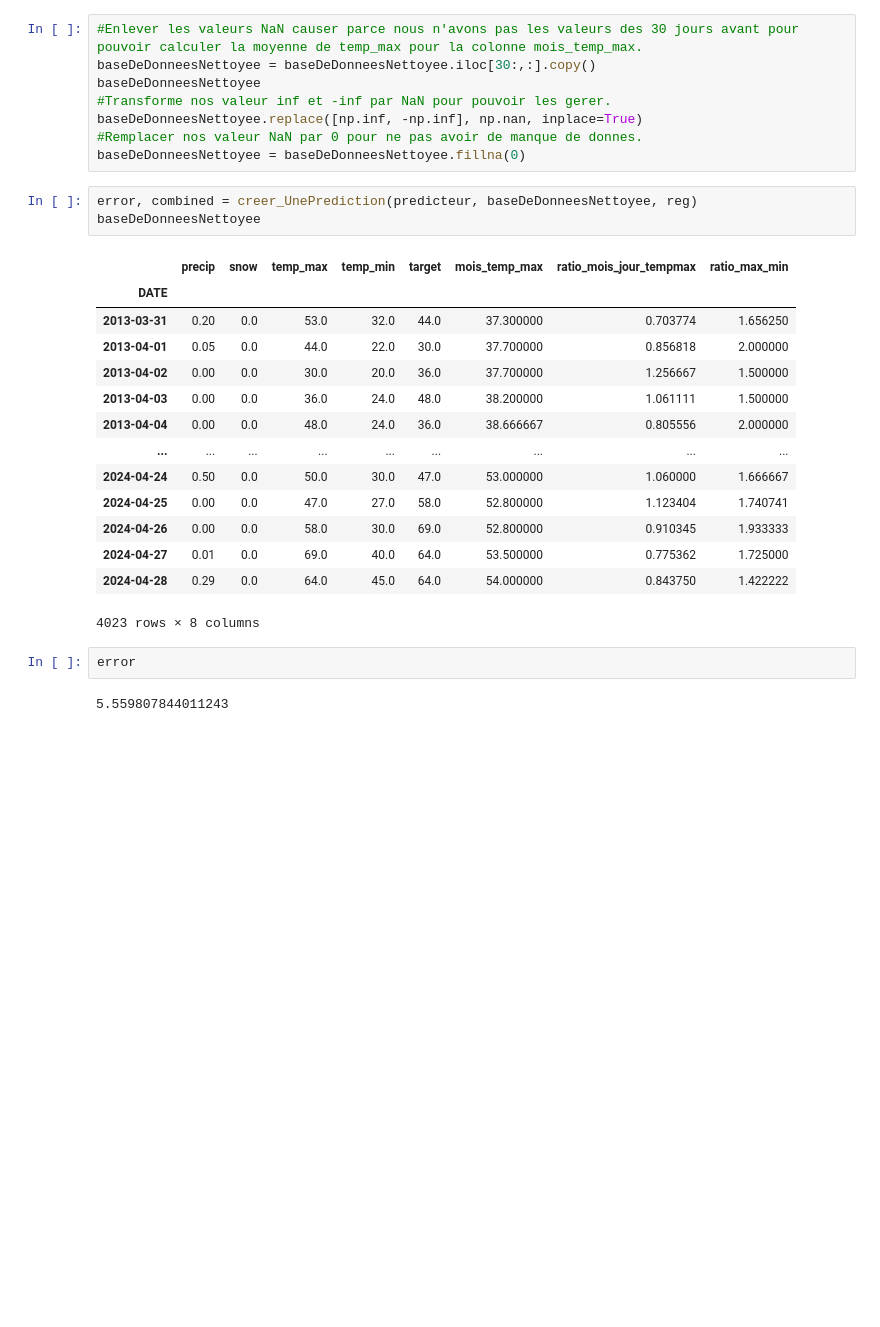
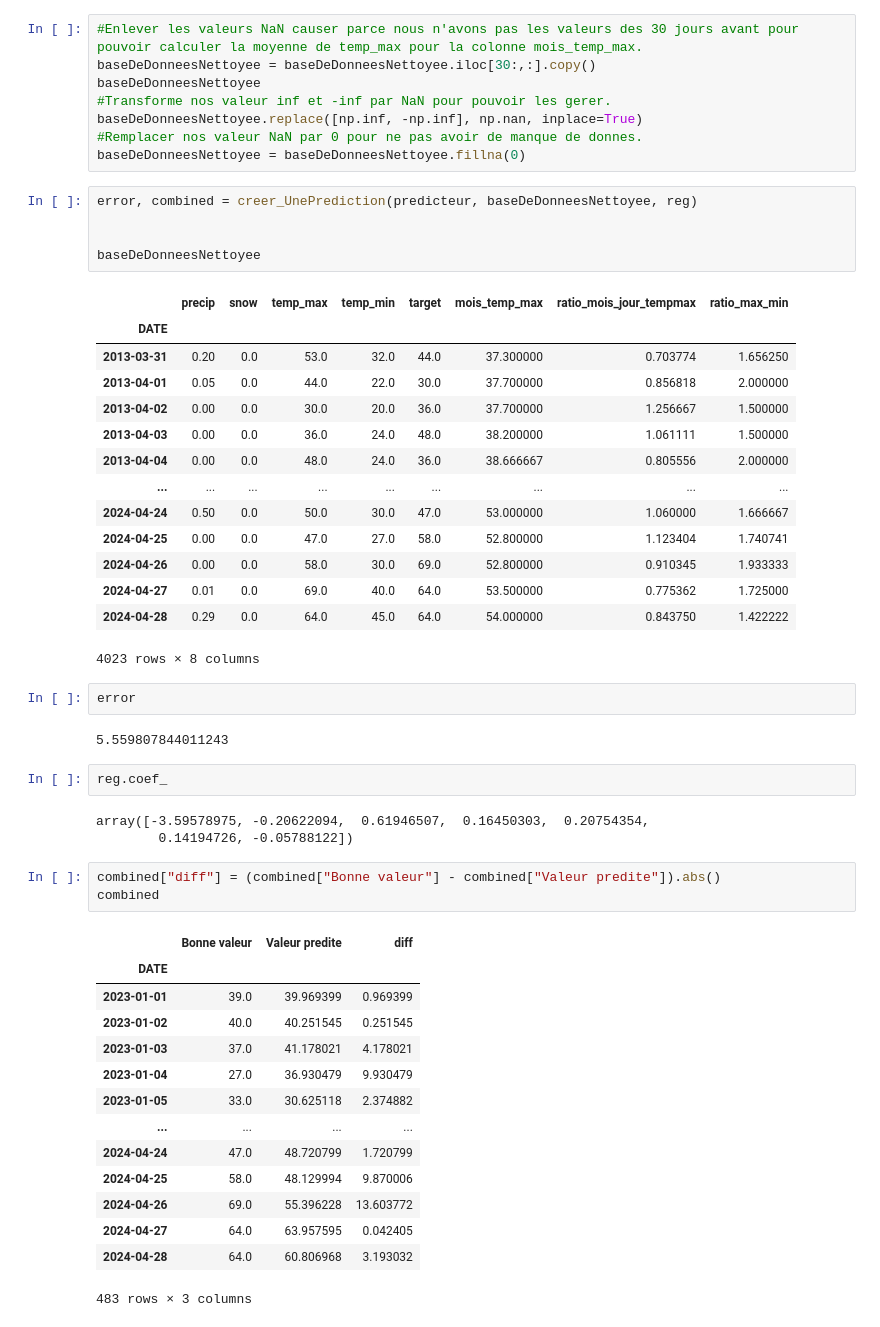
Before and after one commit to MohamedAmineAllet/KAFFKA-ON-THE-MOON, a Jupyter notebook: MachinesIntelligentes/Version3PredicteurMeteo.ipynb, the cells around one changed output. Cells and saved outputs as stored; diff of their text form; blank space fills up the shorter version.

```diff
--- a/MachinesIntelligentes/Version3PredicteurMeteo.ipynb
+++ b/MachinesIntelligentes/Version3PredicteurMeteo.ipynb
@@ -241,6 +237,8 @@ baseDeDonneesNettoyee.replace([np.inf, -np.inf], np.nan, inplace=True)
 baseDeDonneesNettoyee = baseDeDonneesNettoyee.fillna(0)
 # %%
 error, combined = creer_UnePrediction(predicteur, baseDeDonneesNettoyee, reg)
+
+
 baseDeDonneesNettoyee
 # %% [output]
 |  | precip | snow | temp_max | temp_min | target | mois_temp_max | ratio_mois_jour_tempmax | ratio_max_min |
@@ -261,3 +259,26 @@ baseDeDonneesNettoyee
 error
 # %% [output]
 5.559807844011243
+# %%
+reg.coef_
+# %% [output]
+array([-3.59578975, -0.20622094,  0.61946507,  0.16450303,  0.20754354,
+        0.14194726, -0.05788122])
+# %%
+combined["diff"] = (combined["Bonne valeur"] - combined["Valeur predite"]).abs()
+combined
+# %% [output]
+|  | Bonne valeur | Valeur predite | diff |
+| DATE |  |  |  |
+| 2023-01-01 | 39.0 | 39.969399 | 0.969399 |
+| 2023-01-02 | 40.0 | 40.251545 | 0.251545 |
+| 2023-01-03 | 37.0 | 41.178021 | 4.178021 |
+| 2023-01-04 | 27.0 | 36.930479 | 9.930479 |
+| 2023-01-05 | 33.0 | 30.625118 | 2.374882 |
+| ... | ... | ... | ... |
+| 2024-04-24 | 47.0 | 48.720799 | 1.720799 |
+| 2024-04-25 | 58.0 | 48.129994 | 9.870006 |
+| 2024-04-26 | 69.0 | 55.396228 | 13.603772 |
+| 2024-04-27 | 64.0 | 63.957595 | 0.042405 |
+| 2024-04-28 | 64.0 | 60.806968 | 3.193032 |
+483 rows × 3 columns
```
Also changed, not shown: parts of 3 cells of this notebook, 3 other files.
